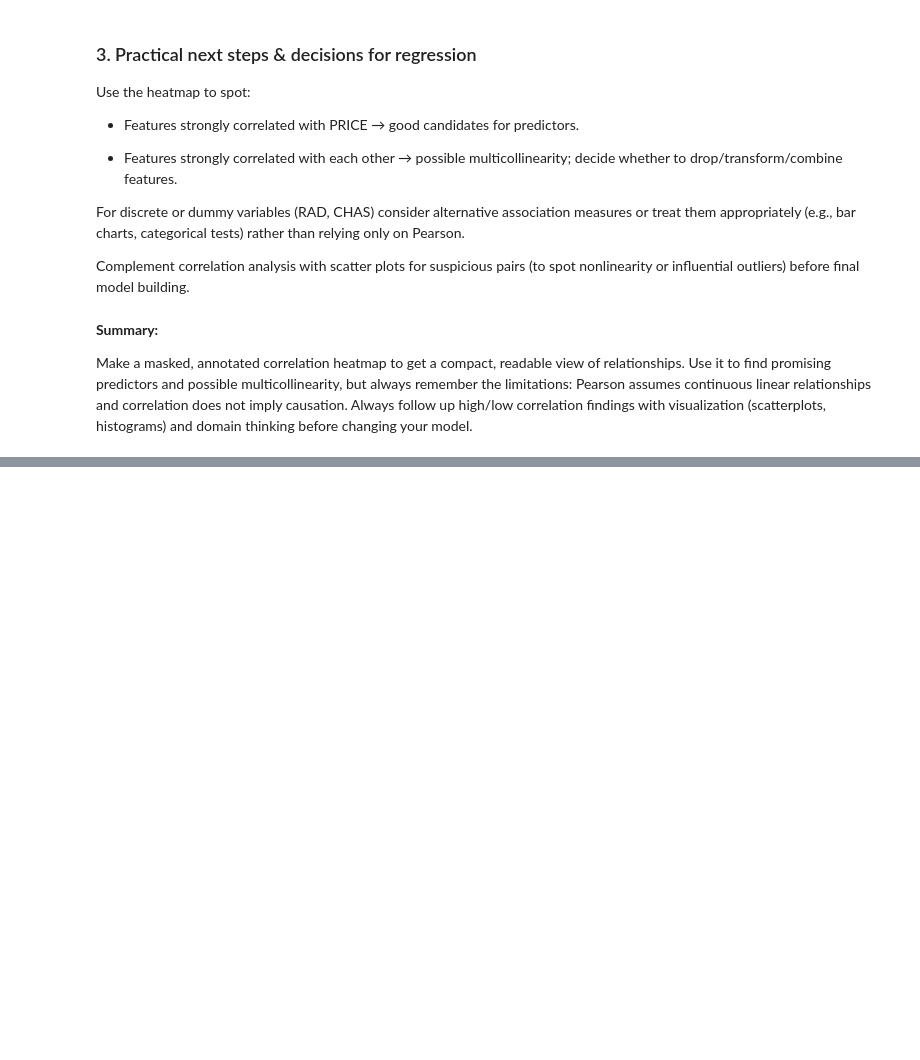
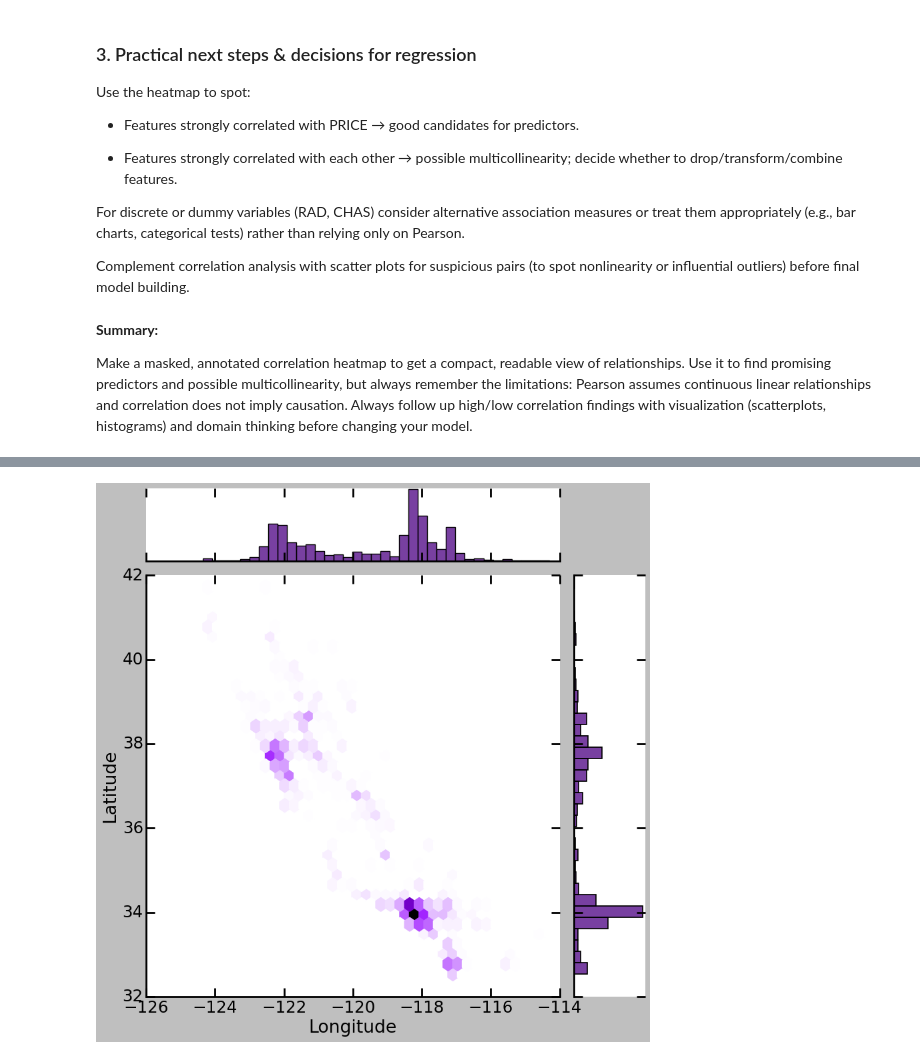
Before and after one commit to Cap-Rehan/ML-DS-journey, a Jupyter notebook: Section-5/California_Housing.ipynb, the cells around one changed output, grey strips where cells are left out. Saved outputs shown, nothing was run; the diff lists cells and outputs as text; code cells hidden in the pictures; blank space fills up the shorter version.

```diff
--- a/Section-5/California_Housing.ipynb
+++ b/Section-5/California_Housing.ipynb
@@ -796,0 +833,10 @@ Make a masked, annotated correlation heatmap to get a compact, readable view of
+# %%
+# sns.set_style('darkgrid')
+plt.style.use('classic')
+
+sns.set_context("poster")
+sns.jointplot(x=housing_data["Longitude"], y=housing_data["Latitude"], height= 11, kind='hex', color='indigo')
+
+plt.show()
+# %% [output]
+[figure, added]
```
Also changed, not shown: parts of 50 cells of this notebook.
